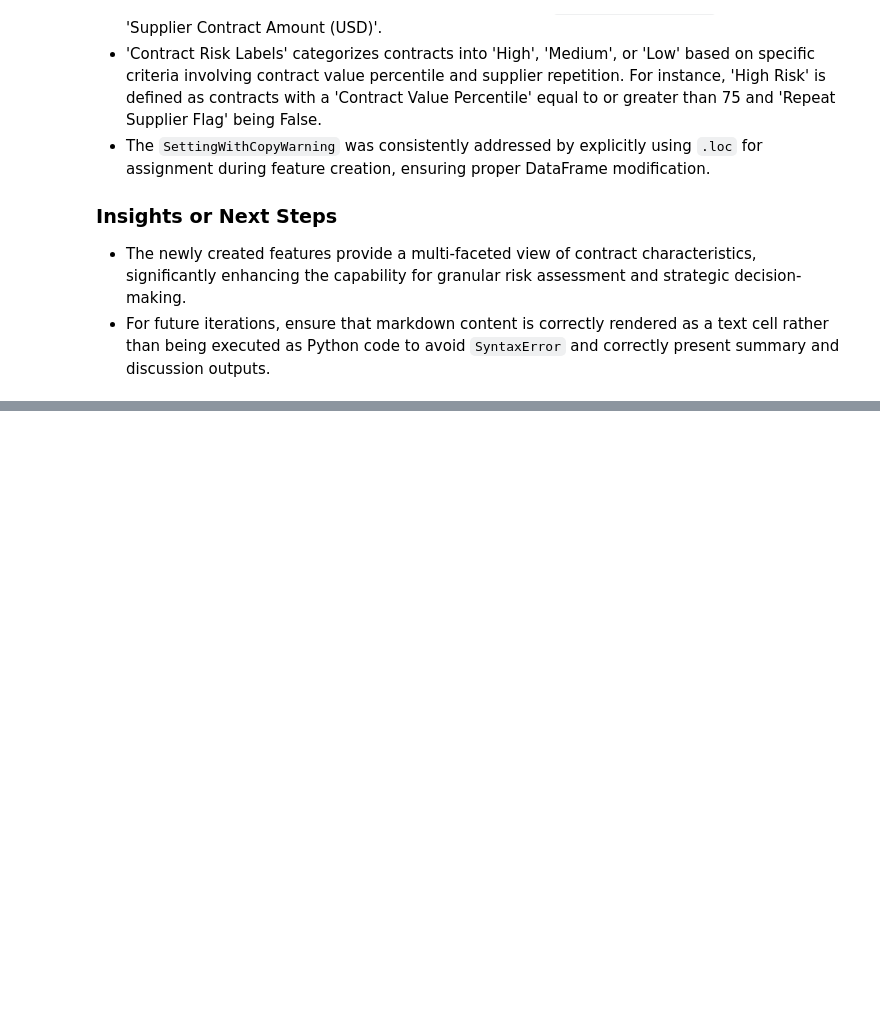
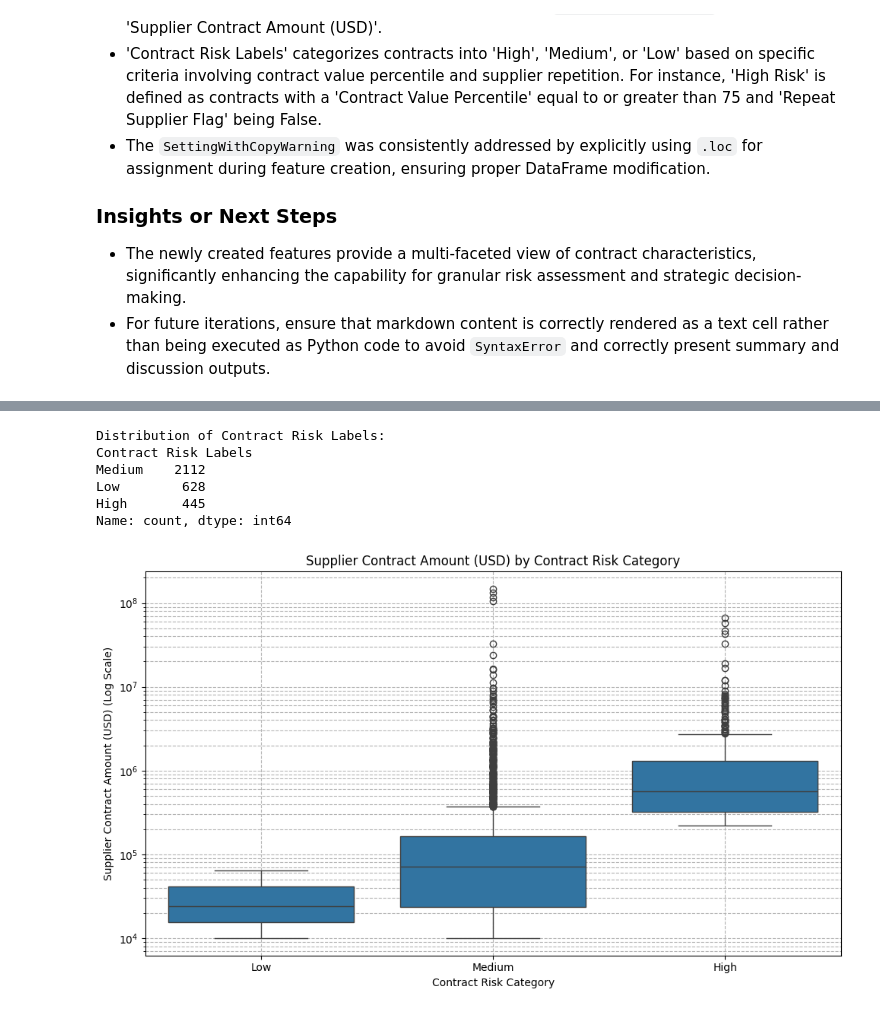
Before and after one commit to charity338/AI4-GOVERN, a Jupyter notebook: Untitled17.ipynb, the cells around one changed output, grey strips where cells are left out. Cells and saved outputs as stored; diff of their text form; code cells hidden in the pictures; blank space fills up the shorter version.

```diff
--- a/Untitled17.ipynb
+++ b/Untitled17.ipynb
@@ -474,0 +532,32 @@ The newly engineered features and their potential impact on further analysis and
+# %%
+import matplotlib.pyplot as plt
+import seaborn as sns
+
+# 1. Display value counts of 'Contract Risk Labels'
+print("\nDistribution of Contract Risk Labels:")
+print(df_filtered['Contract Risk Labels'].value_counts())
+
+# 2. Create a boxplot to visualize 'Supplier Contract Amount (USD)' for each 'Contract Risk Labels' category
+plt.figure(figsize=(10, 6))
+sns.boxplot(x='Contract Risk Labels', y='Supplier Contract Amount (USD)', data=df_filtered, order=['Low', 'Medium', 'High'])
+
+# 3. Ensure the y-axis (contract amount) is on a logarithmic scale
+plt.yscale('log')
+
+# 4. Add appropriate labels and title
+plt.title('Supplier Contract Amount (USD) by Contract Risk Category')
+plt.xlabel('Contract Risk Category')
+plt.ylabel('Supplier Contract Amount (USD) (Log Scale)')
+
+# 5. Display the plot
+plt.grid(True, which="both", ls="--", c='0.7')
+plt.tight_layout()
+plt.show()
+# %% [output]
+Distribution of Contract Risk Labels:
+Contract Risk Labels
+Medium    2112
+Low        628
+High       445
+Name: count, dtype: int64
+[figure, added]
```
Also changed, not shown: parts of 31 cells of this notebook.
